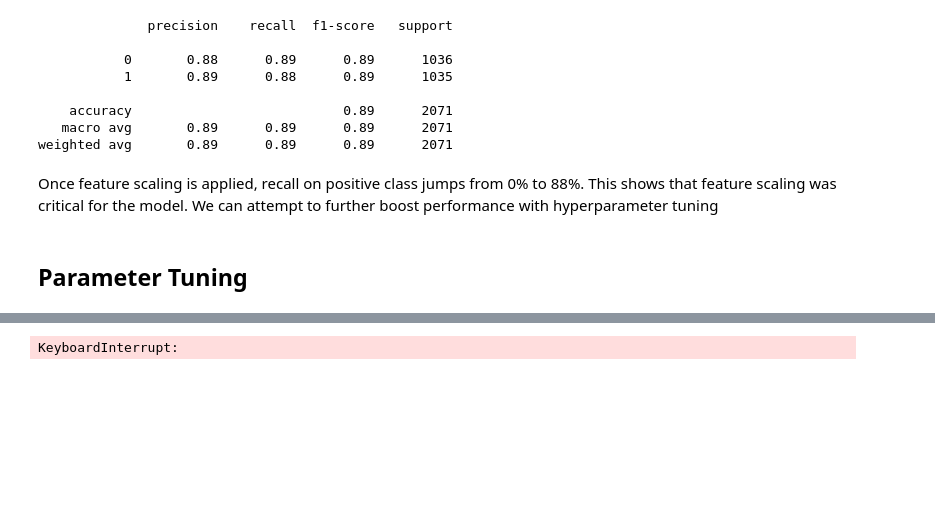
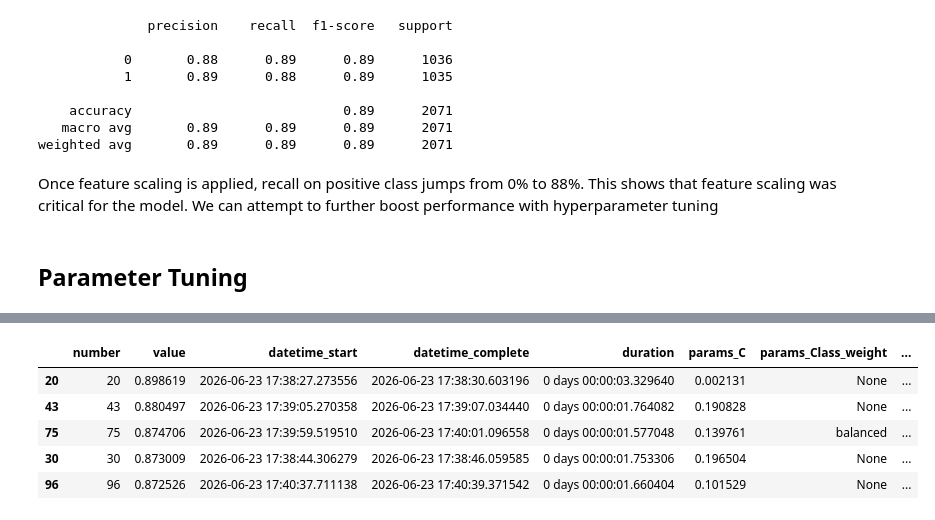
Before and after one commit to calebhadley1/DX799-capstone, a Jupyter notebook: Week5.ipynb, the cells around one changed output, grey strips where cells are left out. Cells and saved outputs as stored; diff of their text form; code cells hidden in the pictures; blank space fills up the shorter version.

```diff
--- a/Week5.ipynb
+++ b/Week5.ipynb
@@ -142,22 +142,21 @@ cv = StratifiedKFold(n_splits=5) # Using stratified to maintain class distributi
 # %%
 def objective(trial):
     c = trial.suggest_float("C", 0.001, 1.0)
-    kernal = trial.suggest_categorical("kernal", ["linear", "poly", "rbf", "sigmoid", "precomputed"])
-    degree = trial.suggest_int("degree", 2, 5) # degree of kernal function in case of 'poly'
-    gamma = trial.suggest_categorical("gamma", ["scale", "auto"]) # There is also a float option but I am just using these approaches for now
+    kernel = trial.suggest_categorical("kernel", ["rbf", "sigmoid"])
+    # degree = trial.suggest_int("degree", 2, 5) # degree of kernal function in case of 'poly'
     coef0 = trial.suggest_float("coef0", 0.0, 1.0) # Independent term in kernel function. It is only significant in ‘poly’ and ‘sigmoid’.
-    shrinking = trial.suggest_categorical("shrinking", [True, False])
+    # shrinking = trial.suggest_categorical("shrinking", [True, False])
     class_weight = trial.suggest_categorical("Class_weight", ['balanced', None])
 
     model = SVC(
         C=c,
-        kernel=kernal,
-        degree=degree,
-        gamma=gamma,
+        kernel=kernel,
+        # degree=degree,
         coef0=coef0,
-        shrinking=shrinking,
+        # shrinking=shrinking,
         class_weight=class_weight,
-        random_state=random_state
+        random_state=random_state,
+        cache_size=1000 # FIX 3: Increase RAM cache from default 200MB to 1GB
     )
 
     scores = cross_val_score(
@@ -200 +199,6 @@ KeyboardInterrupt
-KeyboardInterrupt:
+|  | number | value | datetime_start | datetime_complete | duration | params_C | params_Class_weight | ... |
+| 20 | 20 | 0.898619 | 2026-06-23 17:38:27.273556 | 2026-06-23 17:38:30.603196 | 0 days 00:00:03.329640 | 0.002131 | None | ... |
+| 43 | 43 | 0.880497 | 2026-06-23 17:39:05.270358 | 2026-06-23 17:39:07.034440 | 0 days 00:00:01.764082 | 0.190828 | None | ... |
+| 75 | 75 | 0.874706 | 2026-06-23 17:39:59.519510 | 2026-06-23 17:40:01.096558 | 0 days 00:00:01.577048 | 0.139761 | balanced | ... |
+| 30 | 30 | 0.873009 | 2026-06-23 17:38:44.306279 | 2026-06-23 17:38:46.059585 | 0 days 00:00:01.753306 | 0.196504 | None | ... |
+| 96 | 96 | 0.872526 | 2026-06-23 17:40:37.711138 | 2026-06-23 17:40:39.371542 | 0 days 00:00:01.660404 | 0.101529 | None | ... |
```
Also changed, not shown: parts of 1 cell of this notebook, 1 other file.
